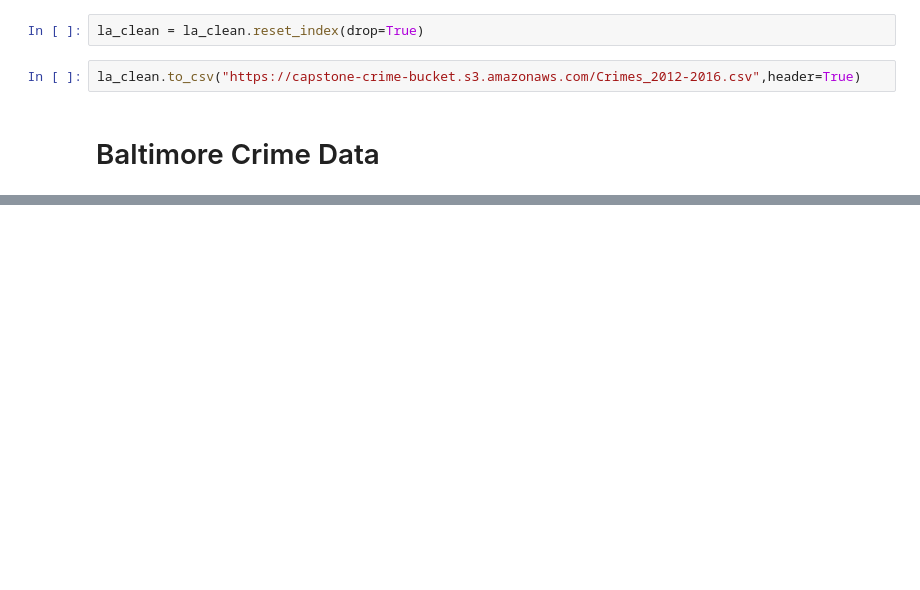
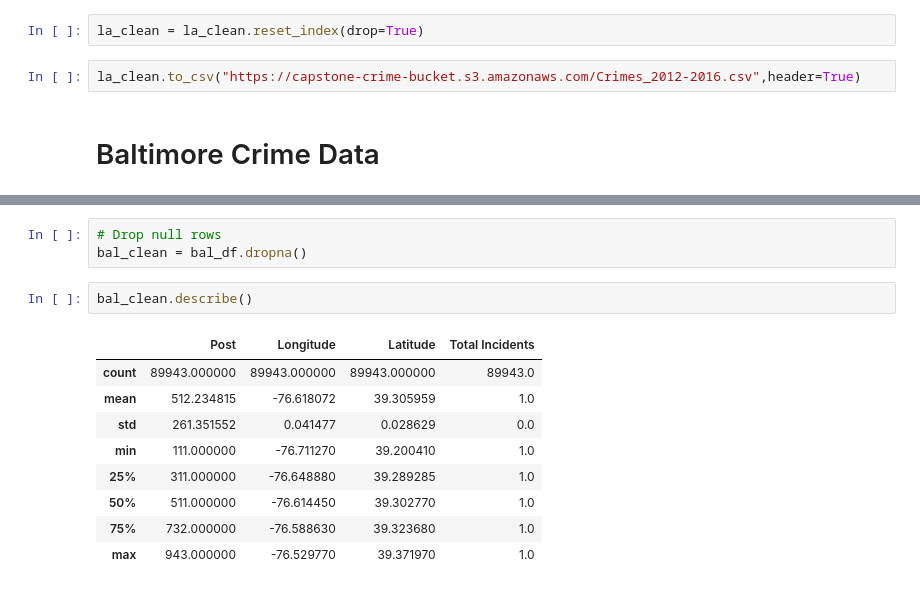
Before and after one commit to melpatjen16/capstone-project, a Jupyter notebook: Crimedata-2.ipynb, the cells around one changed output, grey strips where cells are left out. Cells and saved outputs as stored; diff of their text form; blank space fills up the shorter version.

```diff
--- a/Crimedata-2.ipynb
+++ b/Crimedata-2.ipynb
@@ -808,0 +590,15 @@ dtype: int64
+# %%
+# Drop null rows
+bal_clean = bal_df.dropna()
+# %%
+bal_clean.describe()
+# %% [output]
+|  | Post | Longitude | Latitude | Total Incidents |
+| count | 89943.000000 | 89943.000000 | 89943.000000 | 89943.0 |
+| mean | 512.234815 | -76.618072 | 39.305959 | 1.0 |
+| std | 261.351552 | 0.041477 | 0.028629 | 0.0 |
+| min | 111.000000 | -76.711270 | 39.200410 | 1.0 |
+| 25% | 311.000000 | -76.648880 | 39.289285 | 1.0 |
+| 50% | 511.000000 | -76.614450 | 39.302770 | 1.0 |
+| 75% | 732.000000 | -76.588630 | 39.323680 | 1.0 |
+| max | 943.000000 | -76.529770 | 39.371970 | 1.0 |
```
Also changed, not shown: parts of 70 cells of this notebook.
